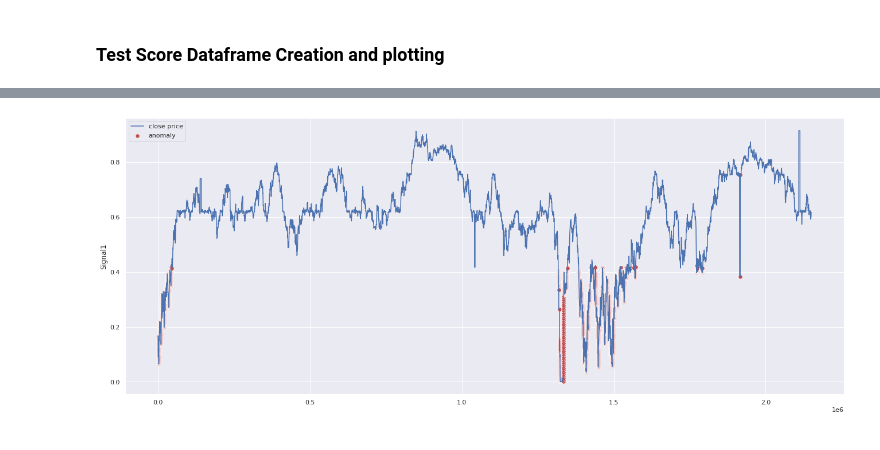
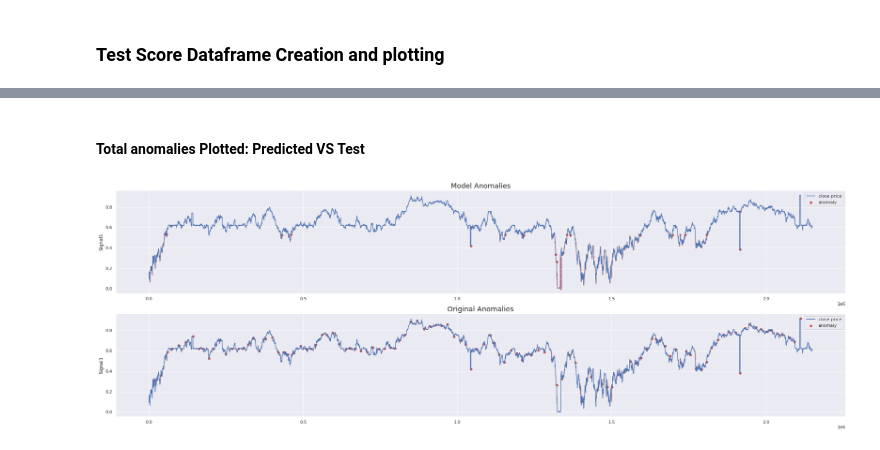
Before and after one commit to abdul2k10023/ML_CAN_IDS, a Jupyter notebook: new.ipynb, the cells around one changed output, grey strips where cells are left out. Cells and saved outputs as stored; diff of their text form; code cells hidden in the pictures.

```diff
--- a/new.ipynb
+++ b/new.ipynb
@@ -271,17 +267,41 @@ print(stats[0,3])
-# %%
-plt.plot(
-  df_test_plat_ID1[TIME_STEP:].index,
-  df_test_plat_ID1[TIME_STEP:].Signal1_of_ID,
-  label='close price'
-);
-
-sns.scatterplot(
-  anomalies.index,
-  anomalies.Signal1,
-  color=sns.color_palette()[3],
-  s=52,
-  label='anomaly'
-)
-plt.legend();
-# %% [output]
-[figure, removed]
+# %% [markdown]
+#### Total anomalies Plotted: Predicted VS Test
+# %%
+fig,axs = plt.subplots(2,1,squeeze=False, figsize=(30,10))
+axs[0,0].set_title('Model Anomalies',fontsize=18)
+axs[0,0].plot(
+  df_test_plat_ID1[TIME_STEP:].index,
+  df_test_plat_ID1[TIME_STEP:].Signal1_of_ID,
+  label='close price'
+  )
+
+sns.scatterplot(
+  anomalies.index,
+  anomalies.Signal1,
+  color=sns.color_palette()[3],
+  s=52,
+  label='anomaly',
+  ax = axs[0,0]
+)
+
+axs[1,0].plot(
+  df_test_plat_ID1[TIME_STEP:].index,
+  df_test_plat_ID1[TIME_STEP:].Signal1_of_ID,
+  label='close price'
+)
+
+test_labels = test_score_df[test_score_df.Label == True]
+
+axs[1,0].set_title('Original Anomalies',fontsize=18)
+sns.scatterplot(
+  test_labels.index,
+  test_labels.Signal1,
+  color=sns.color_palette()[3],
+  s=52,
+  label='anomaly',
+  ax = axs[1,0]
+)
+
+plt.legend();
+# %% [output]
+[figure, added]
```
Also changed, not shown: parts of 13 cells of this notebook, 1 other file.
